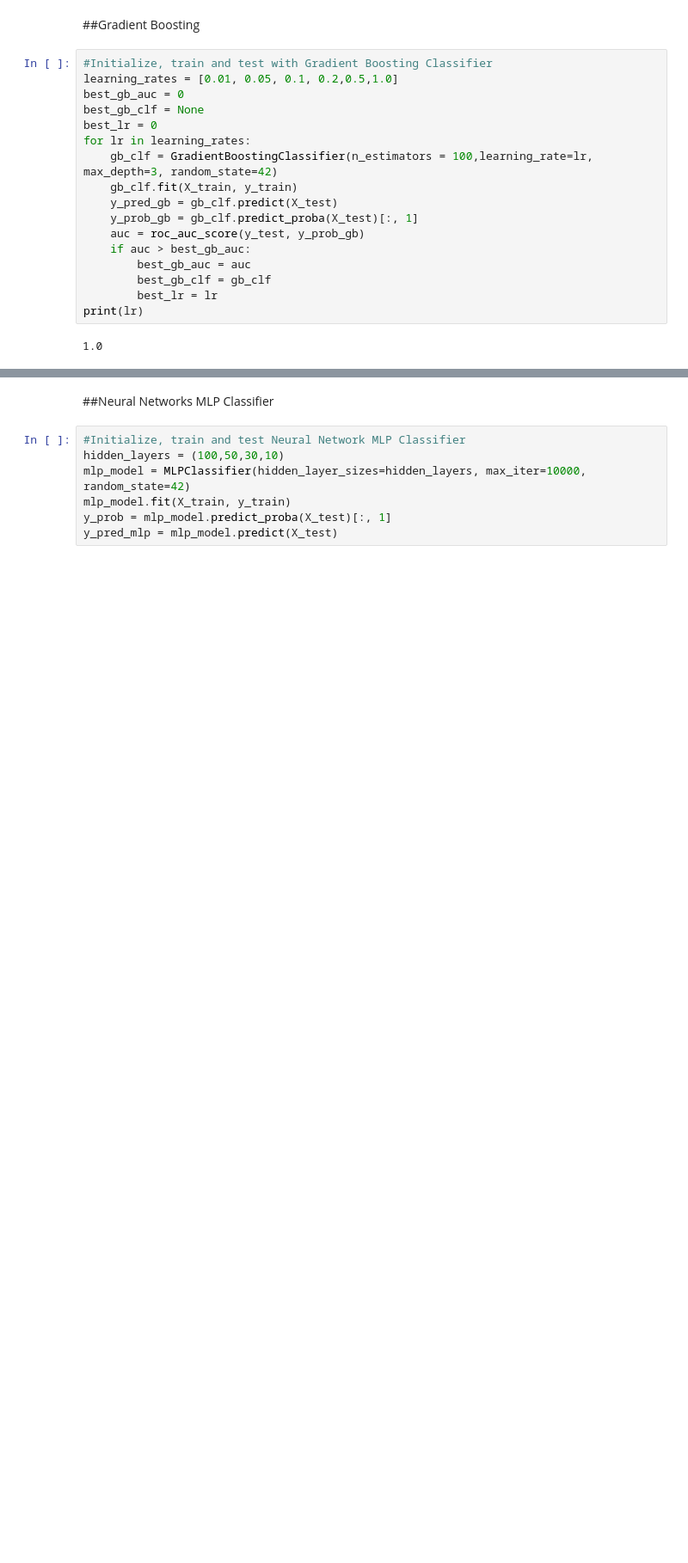
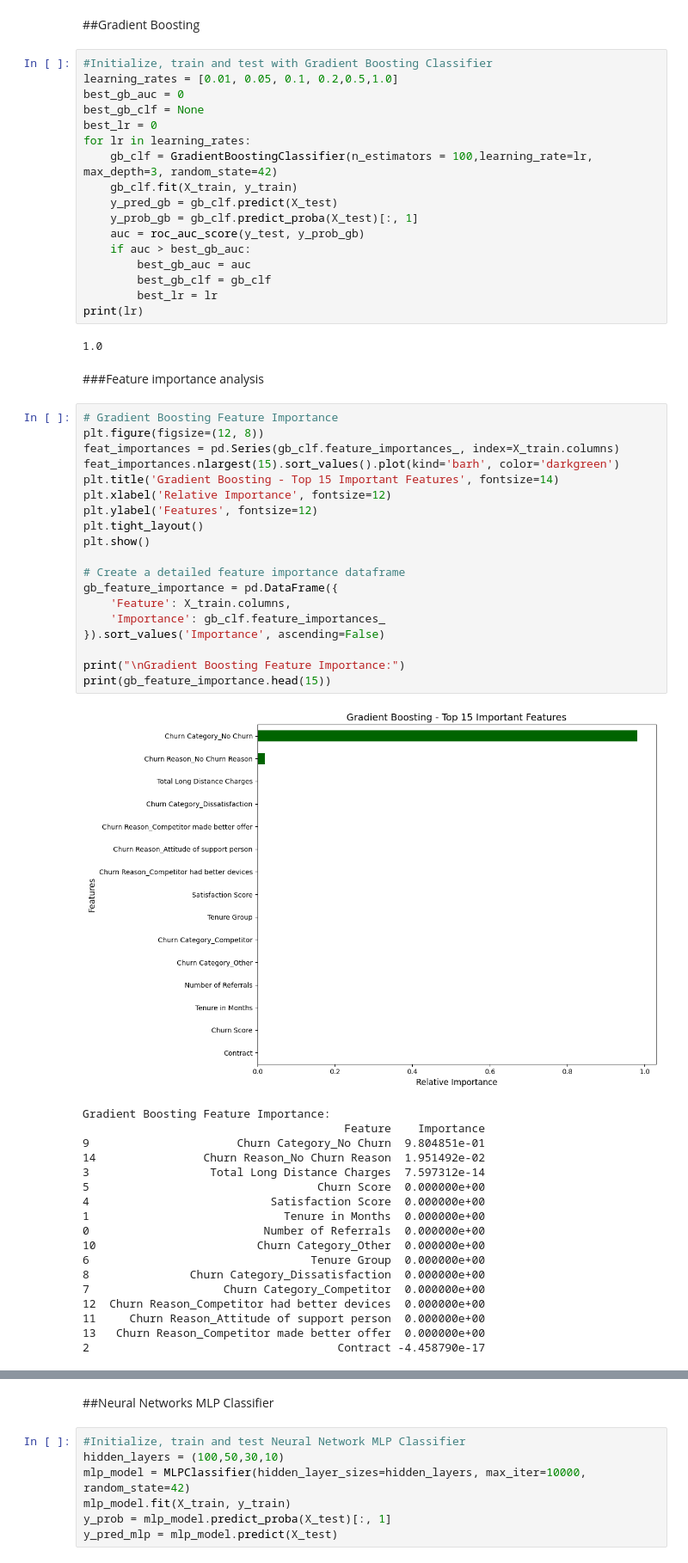
Before and after one commit to cheredi/Customer_churn, a Jupyter notebook: TATYANA_AMUGO_FINALPROJECT_CODE.ipynb, the cells around one changed output, grey strips where cells are left out. Shown: that part at 86% size. Drawn from its saved outputs; the diff is of its cells as text; blank space fills up the shorter version.

```diff
--- a/TATYANA_AMUGO_FINALPROJECT_CODE.ipynb
+++ b/TATYANA_AMUGO_FINALPROJECT_CODE.ipynb
@@ -308,3 +447,43 @@ for lr in learning_rates:
 print(lr)
 # %% [output]
 1.0
+# %% [markdown]
+###Feature importance analysis
+# %%
+# Gradient Boosting Feature Importance
+plt.figure(figsize=(12, 8))
+feat_importances = pd.Series(gb_clf.feature_importances_, index=X_train.columns)
+feat_importances.nlargest(15).sort_values().plot(kind='barh', color='darkgreen')
+plt.title('Gradient Boosting - Top 15 Important Features', fontsize=14)
+plt.xlabel('Relative Importance', fontsize=12)
+plt.ylabel('Features', fontsize=12)
+plt.tight_layout()
+plt.show()
+
+# Create a detailed feature importance dataframe
+gb_feature_importance = pd.DataFrame({
+    'Feature': X_train.columns,
+    'Importance': gb_clf.feature_importances_
+}).sort_values('Importance', ascending=False)
+
+print("\nGradient Boosting Feature Importance:")
+print(gb_feature_importance.head(15))
+# %% [output]
+[figure, added]
+Gradient Boosting Feature Importance:
+                                       Feature    Importance
+9                      Churn Category_No Churn  9.804851e-01
+14                Churn Reason_No Churn Reason  1.951492e-02
+3                  Total Long Distance Charges  7.597312e-14
+5                                  Churn Score  0.000000e+00
+4                           Satisfaction Score  0.000000e+00
+1                             Tenure in Months  0.000000e+00
+0                          Number of Referrals  0.000000e+00
+10                        Churn Category_Other  0.000000e+00
+6                                 Tenure Group  0.000000e+00
+8               Churn Category_Dissatisfaction  0.000000e+00
+7                    Churn Category_Competitor  0.000000e+00
+12  Churn Reason_Competitor had better devices  0.000000e+00
+11     Churn Reason_Attitude of support person  0.000000e+00
+13   Churn Reason_Competitor made better offer  0.000000e+00
+2                                     Contract -4.458790e-17
```
Also changed, not shown: parts of 33 cells of this notebook.
